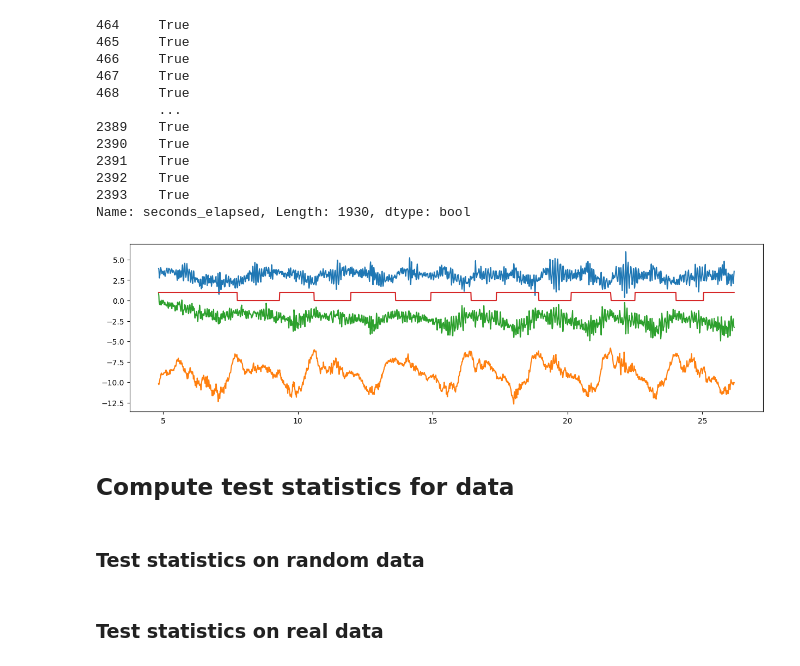
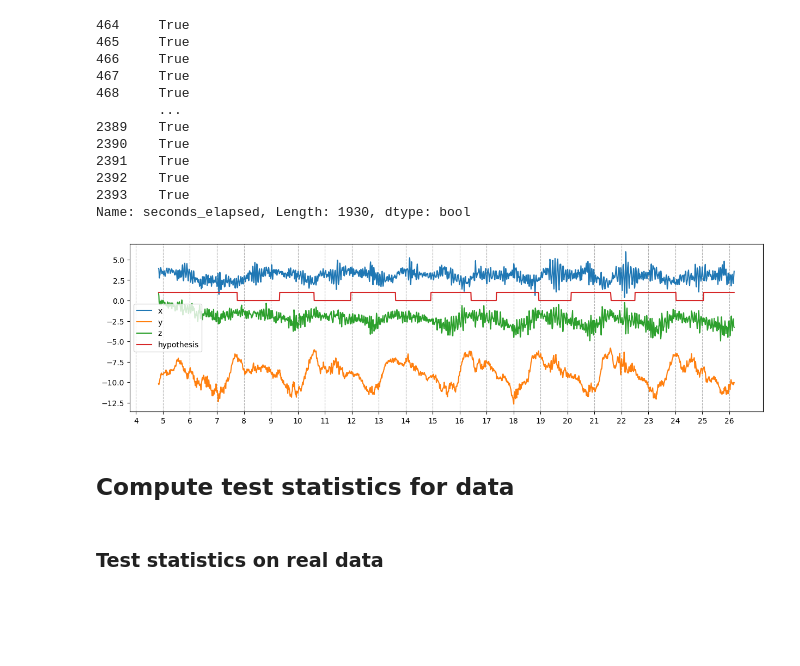
Before and after one commit to sjb296/linear-motion-detection, a Jupyter notebook: main.ipynb, the cells around one changed output. Drawn from its saved outputs; the diff is of its cells as text; code cells hidden in the pictures; blank space fills up the shorter version.

```diff
--- a/main.ipynb
+++ b/main.ipynb
@@ -272,34 +273,37 @@ conds = [
     (squat_df_trim["seconds_elapsed"] >= 12.727472900390625) & (squat_df_trim["seconds_elapsed"] < 13.618012939453125),
     (squat_df_trim["seconds_elapsed"] >= 13.618012939453125) & (squat_df_trim["seconds_elapsed"] < 14.93835205078125),
     (squat_df_trim["seconds_elapsed"] >= 14.93835205078125) & (squat_df_trim["seconds_elapsed"] < 15.8475068359375),
     (squat_df_trim["seconds_elapsed"] >= 15.8475068359375) & (squat_df_trim["seconds_elapsed"] < 16.428326904296874),
     (squat_df_trim["seconds_elapsed"] >= 16.428326904296874) & (squat_df_trim["seconds_elapsed"] < 17.36797705078125),
     (squat_df_trim["seconds_elapsed"] >= 17.36797705078125) & (squat_df_trim["seconds_elapsed"] < 18.237943115234376),
     (squat_df_trim["seconds_elapsed"] >= 18.237943115234376) & (squat_df_trim["seconds_elapsed"] < 18.938011962890624),
     (squat_df_trim["seconds_elapsed"] >= 18.938011962890624) & (squat_df_trim["seconds_elapsed"] < 20.139137939453125),
     (squat_df_trim["seconds_elapsed"] >= 20.139137939453125) & (squat_df_trim["seconds_elapsed"] < 21.03868115234375),
     (squat_df_trim["seconds_elapsed"] >= 21.03868115234375) & (squat_df_trim["seconds_elapsed"] < 21.618908935546877),
     (squat_df_trim["seconds_elapsed"] >= 21.618908935546877) & (squat_df_trim["seconds_elapsed"] < 22.507530029296873),
     (squat_df_trim["seconds_elapsed"] >= 22.507530029296873) & (squat_df_trim["seconds_elapsed"] < 23.2380419921875),
     (squat_df_trim["seconds_elapsed"] >= 23.2380419921875)& (squat_df_trim["seconds_elapsed"] < 24.028087158203125),
     (squat_df_trim["seconds_elapsed"] >= 24.028087158203125) & (squat_df_trim["seconds_elapsed"] < 25.048609130859376),
     (squat_df_trim["seconds_elapsed"] >= 25.048609130859376) & (squat_df_trim["seconds_elapsed"] < 25.71772119140625),
     (squat_df_trim["seconds_elapsed"] >= 25.71772119140625) & (squat_df_trim["seconds_elapsed"] < 26.717465087890623),
     (squat_df_trim["seconds_elapsed"] >= 26.717465087890623) & (squat_df_trim["seconds_elapsed"] < 27.537717041015625),
 ]
 
 values = [1,1,0,1,1,0,1,1,0,1,1,0,1,1,0,1,1,0,1,1,0,1,1,0]
 true_hyps = np.select(conds, values)
 squat_df_trim.loc[:, 'hypothesis'] = true_hyps
 
 # Plot accelerometer data and hypothesis on the same graph
 plt.figure(figsize=(15, 4))
 plt.plot(squat_df_trim["seconds_elapsed"], squat_df_trim["x"], label="x")
 plt.plot(squat_df_trim["seconds_elapsed"], squat_df_trim["y"], label="y")
 plt.plot(squat_df_trim["seconds_elapsed"], squat_df_trim["z"], label="z")
 ax = plt.plot(squat_df_trim["seconds_elapsed"], np.select(conds, values), label="hypothesis")
+plt.legend()
+plt.grid(visible=True, axis="x", linestyle="--")
+a= plt.xticks(np.arange(4, 27, 1))
 # %% [output]
-[figure, old version]
+[figure, new version]
 # %% [markdown]
 ## Compute test statistics for data
 # %%
@@ -327,2 +351,0 @@ def compute_test_statistics(measurements):
-# %% [markdown]
-### Test statistics on random data
```
Also changed, not shown: parts of 18 cells of this notebook.
